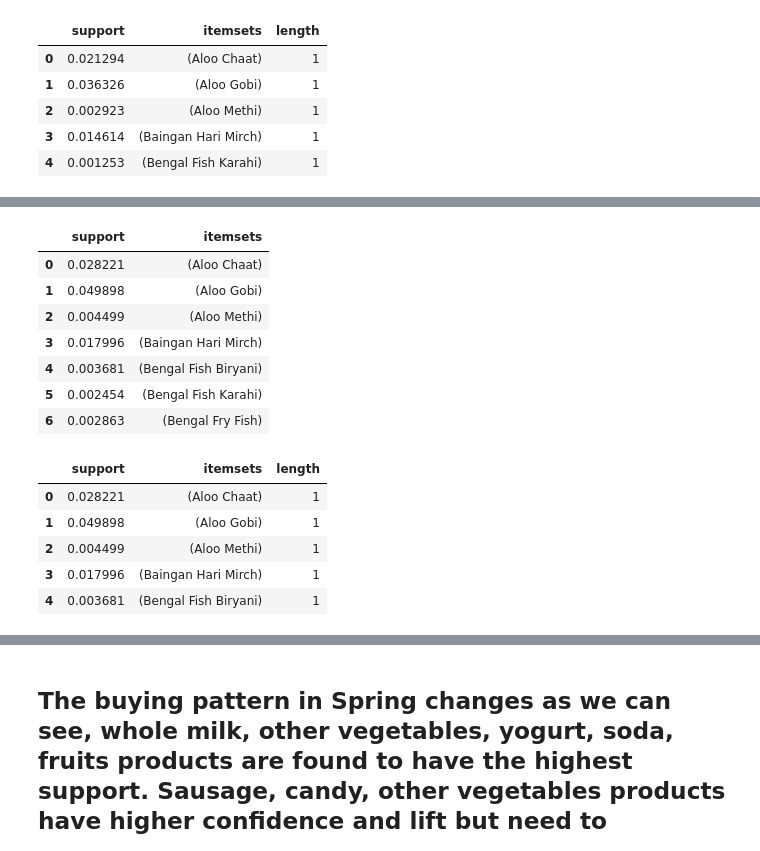
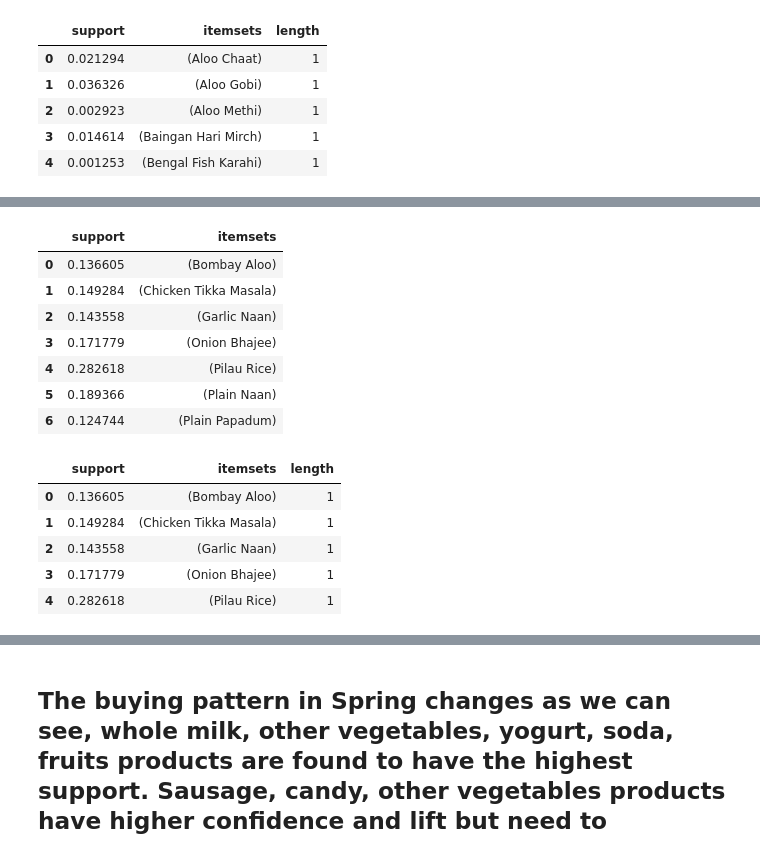
Before and after one commit to joyb05/Market-Basket-Analysis-Restaurant-Dataset, a Jupyter notebook: Market_Basket_Analysis_Restaurant_Dataset.ipynb, the cells around one changed output, grey strips where cells are left out. Cells and saved outputs as stored; diff of their text form; code cells hidden in the pictures.

```diff
--- a/Market_Basket_Analysis_Restaurant_Dataset.ipynb
+++ b/Market_Basket_Analysis_Restaurant_Dataset.ipynb
@@ -647,28 +647,28 @@ b = list(f.index)
 item1 = pd.DataFrame([[a[r],b[r]]for r in range(len(a))], columns=['Count','Item'])
 item1 = item1.sort_values(['Count'], ascending=False).head(50)
 # %%
-freq_items1 = apriori(transactions_six, min_support=0.001, use_colnames=True)
+freq_items1 = apriori(transactions_six, min_support=0.1, use_colnames=True)
 freq_items1.head(7)
 # %% [output]
 |  | support | itemsets |
-| 0 | 0.028221 | (Aloo Chaat) |
-| 1 | 0.049898 | (Aloo Gobi) |
-| 2 | 0.004499 | (Aloo Methi) |
-| 3 | 0.017996 | (Baingan Hari Mirch) |
-| 4 | 0.003681 | (Bengal Fish Biryani) |
-| 5 | 0.002454 | (Bengal Fish Karahi) |
-| 6 | 0.002863 | (Bengal Fry Fish) |
+| 0 | 0.136605 | (Bombay Aloo) |
+| 1 | 0.149284 | (Chicken Tikka Masala) |
+| 2 | 0.143558 | (Garlic Naan) |
+| 3 | 0.171779 | (Onion Bhajee) |
+| 4 | 0.282618 | (Pilau Rice) |
+| 5 | 0.189366 | (Plain Naan) |
+| 6 | 0.124744 | (Plain Papadum) |
 # %%
 freq_items1['length'] = freq_items1['itemsets'].apply(lambda x: len(x))
 # %%
 freq_items1.head()
 # %% [output]
 |  | support | itemsets | length |
-| 0 | 0.028221 | (Aloo Chaat) | 1 |
-| 1 | 0.049898 | (Aloo Gobi) | 1 |
-| 2 | 0.004499 | (Aloo Methi) | 1 |
-| 3 | 0.017996 | (Baingan Hari Mirch) | 1 |
-| 4 | 0.003681 | (Bengal Fish Biryani) | 1 |
+| 0 | 0.136605 | (Bombay Aloo) | 1 |
+| 1 | 0.149284 | (Chicken Tikka Masala) | 1 |
+| 2 | 0.143558 | (Garlic Naan) | 1 |
+| 3 | 0.171779 | (Onion Bhajee) | 1 |
+| 4 | 0.282618 | (Pilau Rice) | 1 |
 # %%
 rules2 = association_rules(freq_items1, metric="confidence", min_threshold=0.001)
 rules2.head(10)
```
Also changed, not shown: parts of 32 cells of this notebook.
